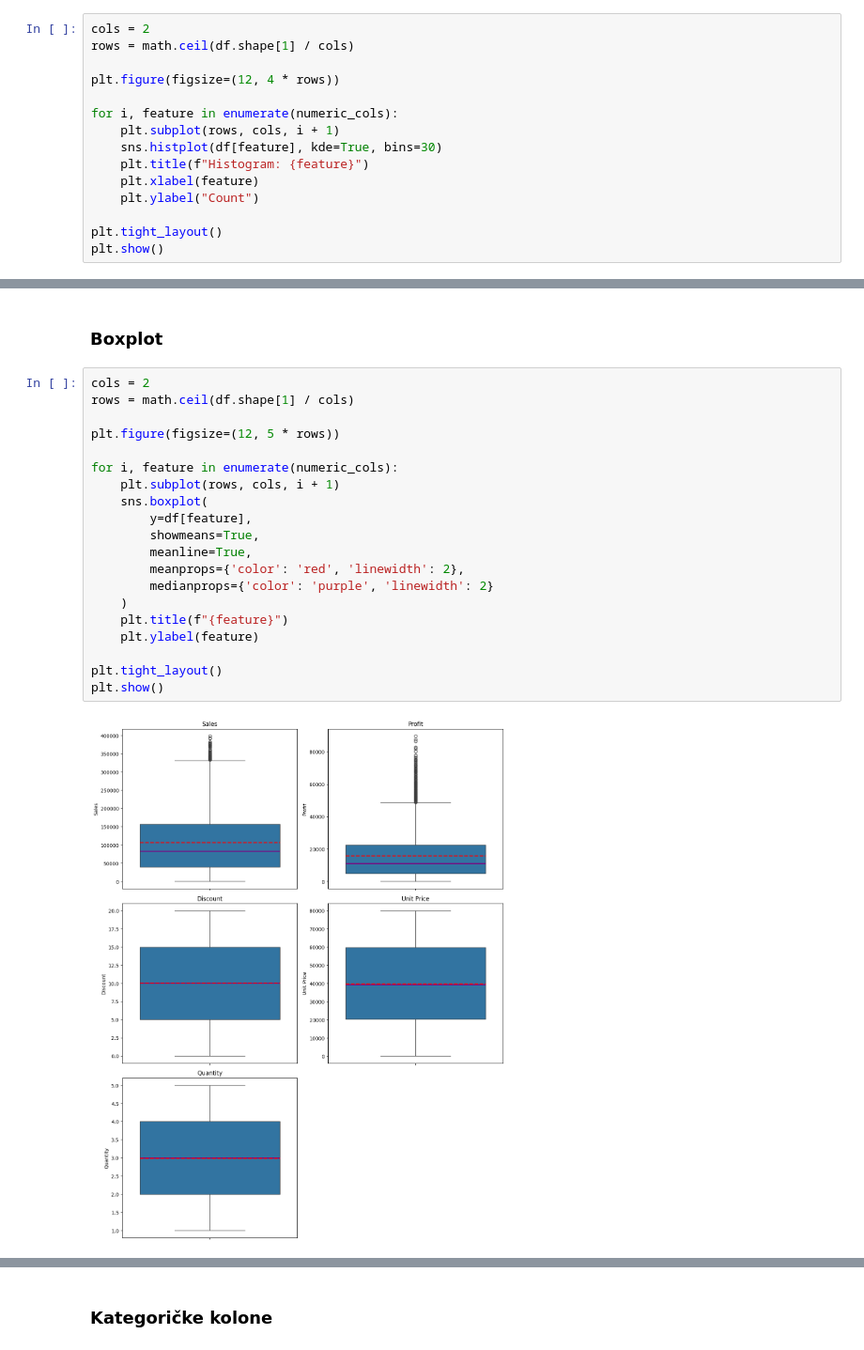
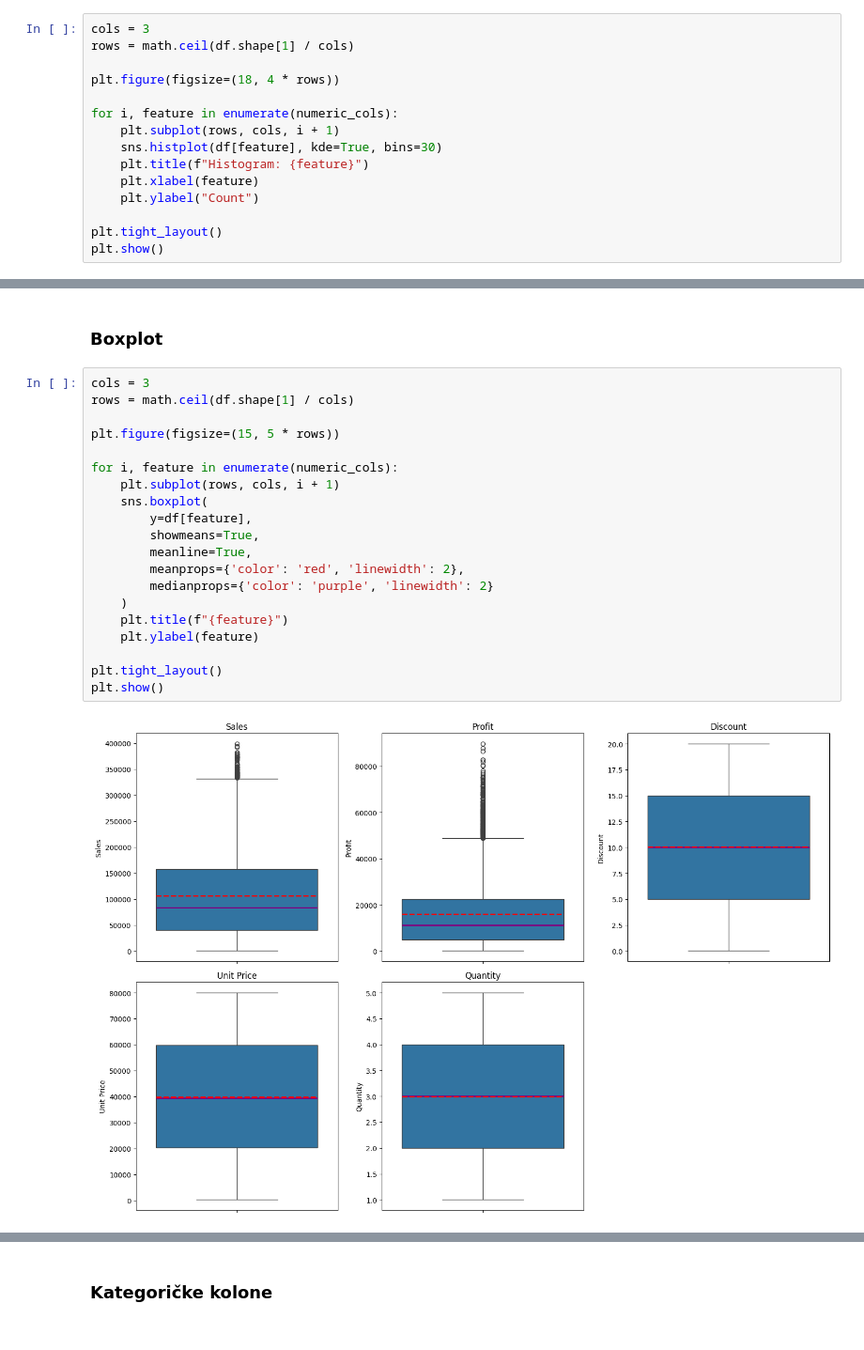
Before and after one commit to gavrilovicluka/machine-learning-projects, a Jupyter notebook: Projekat 2/Projekat2.ipynb, the cells around one changed output, grey strips where cells are left out. Shown at 94% size. Cells and saved outputs as stored; diff of their text form.

```diff
--- a/Projekat 2/Projekat2.ipynb
+++ b/Projekat 2/Projekat2.ipynb
@@ -202,8 +211,8 @@ numeric_cols = [c for c in ["Sales","Profit","Discount","Unit Price","Quantity"]
 # %%
-cols = 2
+cols = 3
 rows = math.ceil(df.shape[1] / cols)
 
-plt.figure(figsize=(12, 4 * rows))
+plt.figure(figsize=(18, 4 * rows))
 
 for i, feature in enumerate(numeric_cols):
     plt.subplot(rows, cols, i + 1)
@@ -235,24 +244,24 @@ Na osnovu grafika distribucije numeričkih kolona, kao i rezultata zakrivljenost
 # %% [markdown]
 ### Boxplot
 # %%
-cols = 2
+cols = 3
 rows = math.ceil(df.shape[1] / cols)
 
-plt.figure(figsize=(12, 5 * rows))
+plt.figure(figsize=(15, 5 * rows))
 
 for i, feature in enumerate(numeric_cols):
     plt.subplot(rows, cols, i + 1)
     sns.boxplot(
         y=df[feature],
         showmeans=True,
         meanline=True,
         meanprops={'color': 'red', 'linewidth': 2},
         medianprops={'color': 'purple', 'linewidth': 2}
     )
     plt.title(f"{feature}")
     plt.ylabel(feature)
 
 plt.tight_layout()
 plt.show()
 # %% [output]
-[figure, old version]
+[figure, new version]
```
Also changed, not shown: parts of 48 cells of this notebook.
